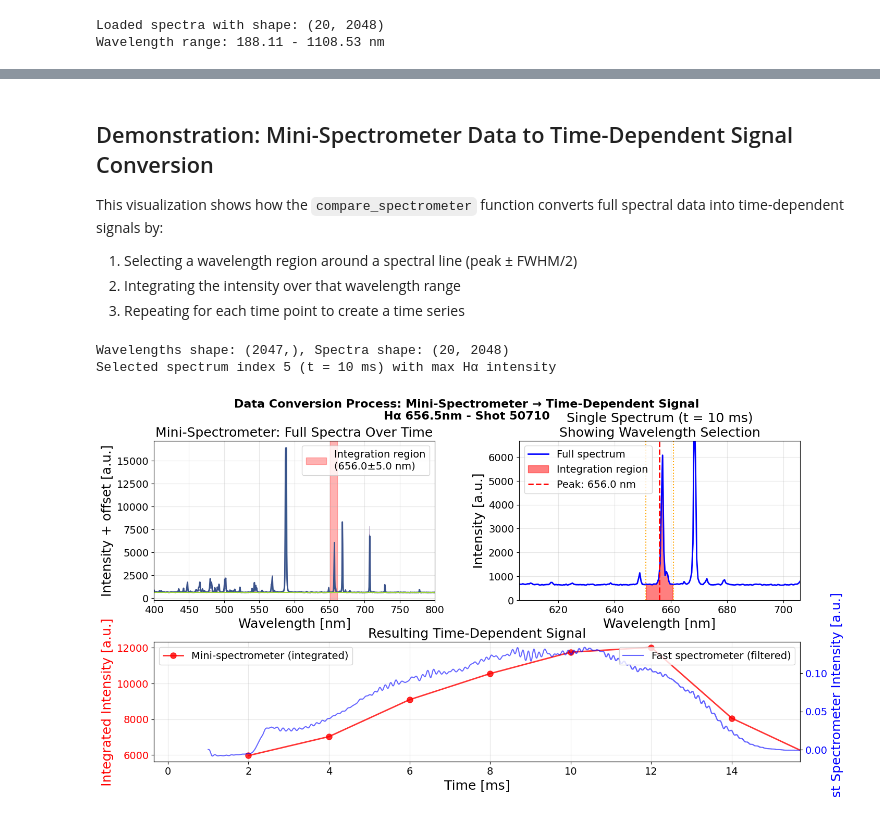
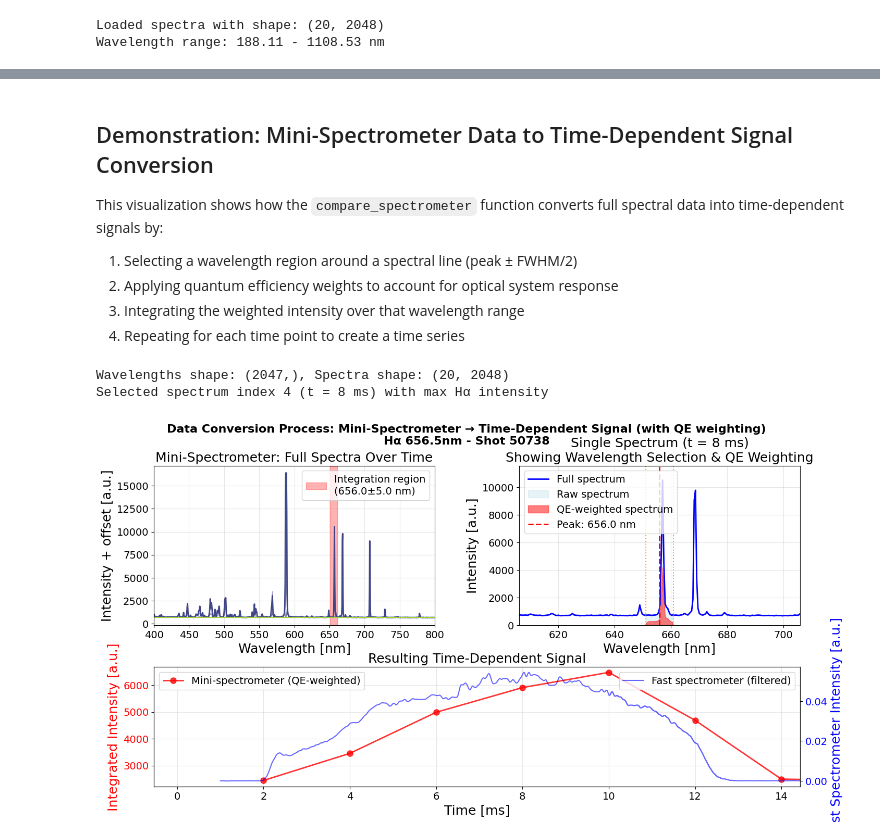
Before and after one commit to samostanek/PRPL2025_ZS, a Jupyter notebook: fast_spectrometry_graphs.ipynb, the cells around one changed output, grey strips where cells are left out. Saved outputs shown, nothing was run; the diff lists cells and outputs as text; code cells hidden in the pictures.

Commit message:
feat: add amplitude comparison and conside QE in `fast_spectrometry_graphs.ipnb`

```diff
--- a/fast_spectrometry_graphs.ipynb
+++ b/fast_spectrometry_graphs.ipynb
@@ -154,3 +152,10 @@ print(f"Wavelength range: {Wavelengths[0]:.2f} - {Wavelengths[-1]:.2f} nm")
 2026-01-10 16:30:21,606 - golem_data_loader.golem_data_loader - INFO - Cleaned up temporary file: /var/folders/8r/sqs2hl_s6f3fmch121kzp_yh0000gn/T/tmpys3ppcc4.h5
 Loaded spectra with shape: (20, 2048)
 Wavelength range: 188.11 - 1108.53 nm
+# %%
+# Load quantum efficiency data
+qe_data = pd.read_csv('data/quantum_efficiency.csv')
+print(f"Loaded quantum efficiency data with shape: {qe_data.shape}")
+print(f"Wavelength range: {qe_data['Wavelength (nm)'].min():.2f} - {qe_data['Wavelength (nm)'].max():.2f} nm")
+print("\nAvailable channels:")
+print([col for col in qe_data.columns if col != 'Wavelength (nm)'])
@@ -307,15 +549,17 @@ plt.show()
 
 This visualization shows how the `compare_spectrometer` function converts full spectral data into time-dependent signals by:
 1. Selecting a wavelength region around a spectral line (peak ± FWHM/2)
-2. Integrating the intensity over that wavelength range
-3. Repeating for each time point to create a time series
+2. Applying quantum efficiency weights to account for optical system response
+3. Integrating the weighted intensity over that wavelength range
+4. Repeating for each time point to create a time series
 # %%
 # Demonstration of data conversion for Hα line
 peak_demo = {
     "name": "Hα 656.5nm",
     "wavelength": 656.0,
     "fwhm": 10,
-    "fs_data": data["Hα 656.5nm"]
+    "fs_data": data["Hα 656.5nm"],
+    "qe_channel": "Ha656"
 }
 
 # Check dimensions and fix if needed
@@ -385,10 +629,22 @@ wavelength_mask_ax2 = (Wavelengths[:min_len] >= peak_demo["wavelength"] - peak_d
                        (Wavelengths[:min_len] <= peak_demo["wavelength"] + peak_demo["fwhm"]/2)
 wavelength_indexes = np.where(wavelength_mask_ax2)[0]
 
+# Get quantum efficiency for this wavelength range
+qe_weights_demo = np.interp(Wavelengths[wavelength_indexes],
+                             qe_data['Wavelength (nm)'],
+                             qe_data[peak_demo["qe_channel"]],
+                             left=0, right=0)
+weighted_spectrum = Spectra[demo_spectrum_idx][wavelength_indexes] * qe_weights_demo
+
 ax2.fill_between(Wavelengths[wavelength_indexes],
                  0,
                  Spectra[demo_spectrum_idx][wavelength_indexes],
-                 alpha=0.5, color='red', label='Integration region')
+                 alpha=0.3, color='lightblue', label='Raw spectrum')
+
+ax2.fill_between(Wavelengths[wavelength_indexes],
+                 0,
+                 weighted_spectrum,
+                 alpha=0.5, color='red', label='QE-weighted spectrum')
 
 ax2.axvline(peak_demo["wavelength"], color='red', linestyle='--', linewidth=2, label=f'Peak: {peak_demo["wavelength"]} nm')
 ax2.axvline(peak_demo["wavelength"] - peak_demo["fwhm"]/2, color='orange', linestyle=':', linewidth=1.5)
@@ -396,7 +652,7 @@ ax2.axvline(peak_demo["wavelength"] + peak_demo["fwhm"]/2, color='orange', lines
 
 ax2.set_xlabel('Wavelength [nm]')
 ax2.set_ylabel('Intensity [a.u.]')
-ax2.set_title(f'Single Spectrum (t = {demo_spectrum_idx*2} ms)\nShowing Wavelength Selection')
+ax2.set_title(f'Single Spectrum (t = {demo_spectrum_idx*2} ms)\nShowing Wavelength Selection & QE Weighting')
 ax2.set_xlim(peak_demo["wavelength"] - 50, peak_demo["wavelength"] + 50)
 # Set ylim to focus on the region with the peak
 y_min = Spectra[demo_spectrum_idx][wavelength_indexes].min() * 0.9
@@ -408,56 +664,45 @@ ax2.grid(True, alpha=0.3)
 # --- Bottom: Resulting time-dependent signal ---
 ax4 = fig.add_subplot(gs[1, :])
 
-# Perform the same conversion as in compare_spectrometer function
-mini_spectrometer_t = np.arange(2, 2*len(Spectra)+2, 2)
-mini_spectrometer_intensity = []
-
-for i in range(len(Spectra)):
-    min_len_i = min(len(Wavelengths), len(Spectra[i]))
-    wavelength_mask_i = (Wavelengths[:min_len_i] >= peak_demo["wavelength"] - peak_demo["fwhm"]/2) & \
-                        (Wavelengths[:min_len_i] <= peak_demo["wavelength"] + peak_demo["fwhm"]/2)
-    wavelength_indexes_i = np.where(wavelength_mask_i)[0]
-
-    spectrum_slice = Spectra[i][wavelength_indexes_i]
-    total_intensity = np.trapezoid(spectrum_slice, Wavelengths[wavelength_indexes_i])
-    mini_spectrometer_intensity.append(total_intensity)
-
-mini_spectrometer_intensity = np.array(mini_spectrometer_intensity)
+# Compute mini spectrometer intensity using the extracted function
+mini_spectrometer_t, mini_spectrometer_intensity = compute_mini_spectrometer_intensity(
+    Spectra, Wavelengths, peak_demo["wavelength"], peak_demo["fwhm"], qe_data, peak_demo["qe_channel"]
+)
 
 # Plot both mini spectrometer and fast spectrometer
 ax4.plot(mini_spectrometer_t, mini_spectrometer_intensity, 'ro-',
-         markersize=8, linewidth=2, label='Mini-spectrometer (integrated)', alpha=0.8)
+         markersize=8, linewidth=2, label='Mini-spectrometer (QE-weighted)', alpha=0.8)
 
 # Add fast spectrometer comparison
 start_index = np.nonzero(peak_demo["fs_data"].iloc[:, 0] > 1e-3)[0][0]
 t_fs = peak_demo["fs_data"].iloc[:, 0][start_index:] * 1e3  # convert to ms
 u_fs = peak_demo["fs_data"].iloc[:, 1][start_index:]
 filtered_fs = butter_lowpass_filter(u_fs, 2000, 100e3)
 
 # Normalize both for comparison
 ax4_twin = ax4.twinx()
 ax4_twin.plot(t_fs, filtered_fs, 'b-', alpha=0.6, linewidth=1.5, label='Fast spectrometer (filtered)')
 ax4_twin.set_ylabel('Fast Spectrometer Intensity [a.u.]', color='b')
 ax4_twin.tick_params(axis='y', labelcolor='b')
 
 ax4.set_xlabel('Time [ms]')
 ax4.set_ylabel('Integrated Intensity [a.u.]', color='r')
 ax4.set_title('Resulting Time-Dependent Signal')
 ax4.tick_params(axis='y', labelcolor='r')
 
 # Set xlim based on plasma timing if available
 if loader.plasma_timing:
     ax4.set_xlim(loader.plasma_timing.t_plasma_start_ms - 2, loader.plasma_timing.t_plasma_end_ms + 2)
 
 ax4.grid(True, alpha=0.3)
 ax4.legend(loc='upper left')
 ax4_twin.legend(loc='upper right')
 
-fig.suptitle(f'Data Conversion Process: Mini-Spectrometer → Time-Dependent Signal\n{peak_demo["name"]} - Shot {shotno}',
+fig.suptitle(f'Data Conversion Process: Mini-Spectrometer → Time-Dependent Signal (with QE weighting)\n{peak_demo["name"]} - Shot {shotno}',
              fontsize=16, fontweight='bold')
 
 plt.show()
 # %% [output]
 Wavelengths shape: (2047,), Spectra shape: (20, 2048)
-Selected spectrum index 5 (t = 10 ms) with max Hα intensity
+Selected spectrum index 4 (t = 8 ms) with max Hα intensity
-[figure, old version]
+[figure, new version]
```
Also changed, not shown: parts of 8 cells of this notebook.
